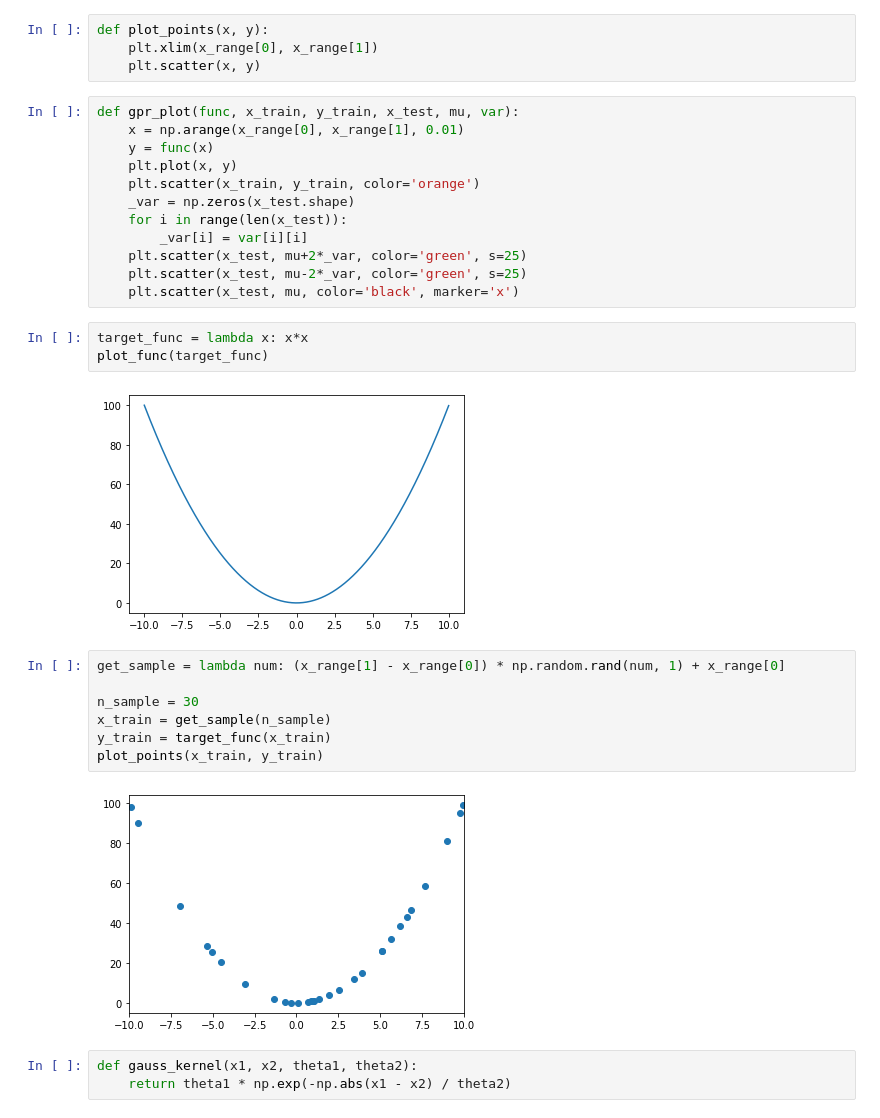
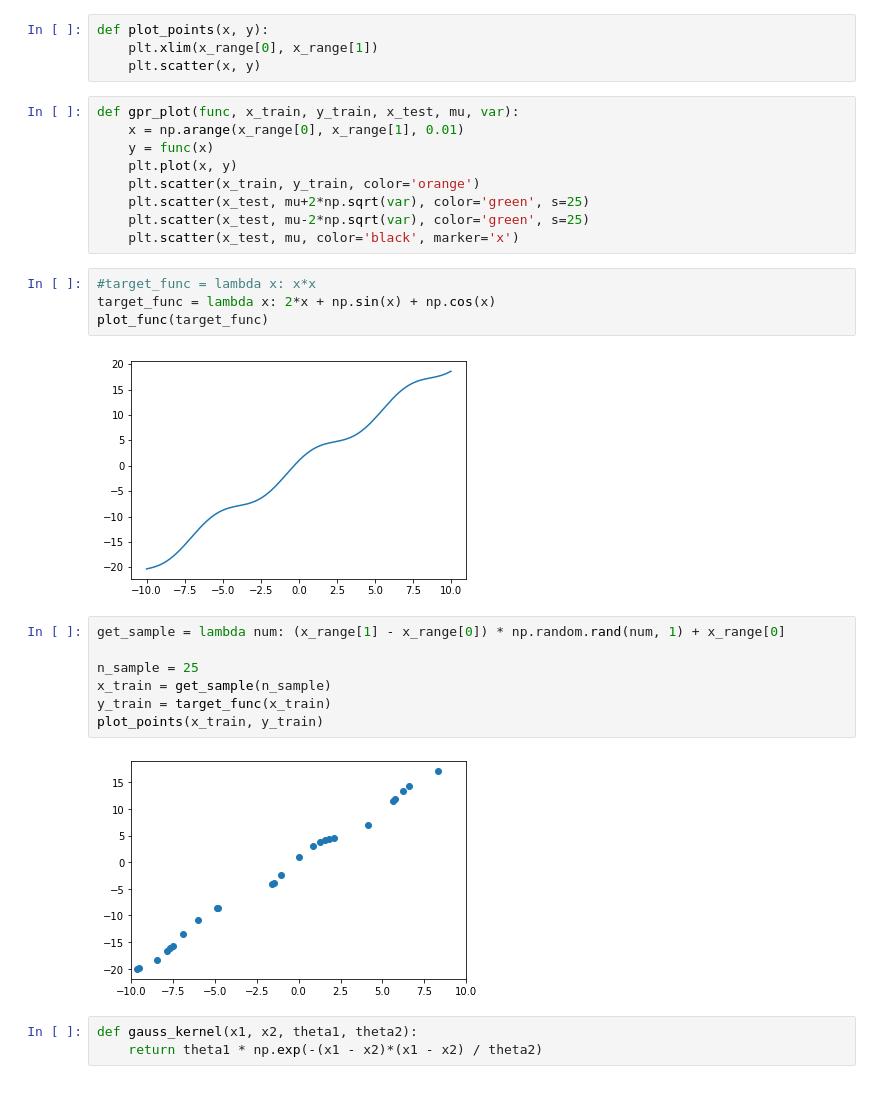
Before and after one commit to kura197/gaussian_process, a Jupyter notebook: gaussian_process.ipynb, the cells around one changed output. Drawn from its saved outputs; the diff is of its cells as text.

```diff
--- a/gaussian_process.ipynb
+++ b/gaussian_process.ipynb
@@ -18,29 +18,27 @@ def gpr_plot(func, x_train, y_train, x_test, mu, var):
     y = func(x)
     plt.plot(x, y)
     plt.scatter(x_train, y_train, color='orange')
-    _var = np.zeros(x_test.shape)
-    for i in range(len(x_test)):
-        _var[i] = var[i][i]
-    plt.scatter(x_test, mu+2*_var, color='green', s=25)
-    plt.scatter(x_test, mu-2*_var, color='green', s=25)
+    plt.scatter(x_test, mu+2*np.sqrt(var), color='green', s=25)
+    plt.scatter(x_test, mu-2*np.sqrt(var), color='green', s=25)
     plt.scatter(x_test, mu, color='black', marker='x')
 # %%
-target_func = lambda x: x*x
+#target_func = lambda x: x*x
+target_func = lambda x: 2*x + np.sin(x) + np.cos(x)
 plot_func(target_func)
 # %% [output]
-[figure, old version]
+[figure, new version]
 # %%
 get_sample = lambda num: (x_range[1] - x_range[0]) * np.random.rand(num, 1) + x_range[0]
 
-n_sample = 30
+n_sample = 25
 x_train = get_sample(n_sample)
 y_train = target_func(x_train)
 plot_points(x_train, y_train)
 # %% [output]
-[figure, old version]
+[figure, new version]
 # %%
 def gauss_kernel(x1, x2, theta1, theta2):
-    return theta1 * np.exp(-np.abs(x1 - x2) / theta2)
+    return theta1 * np.exp(-(x1 - x2)*(x1 - x2) / theta2)
 # %%
 def gpr(x_test, x_train, y_train, kernel):
     n_train = len(x_train)
```
Also changed, not shown: parts of 6 cells of this notebook.
